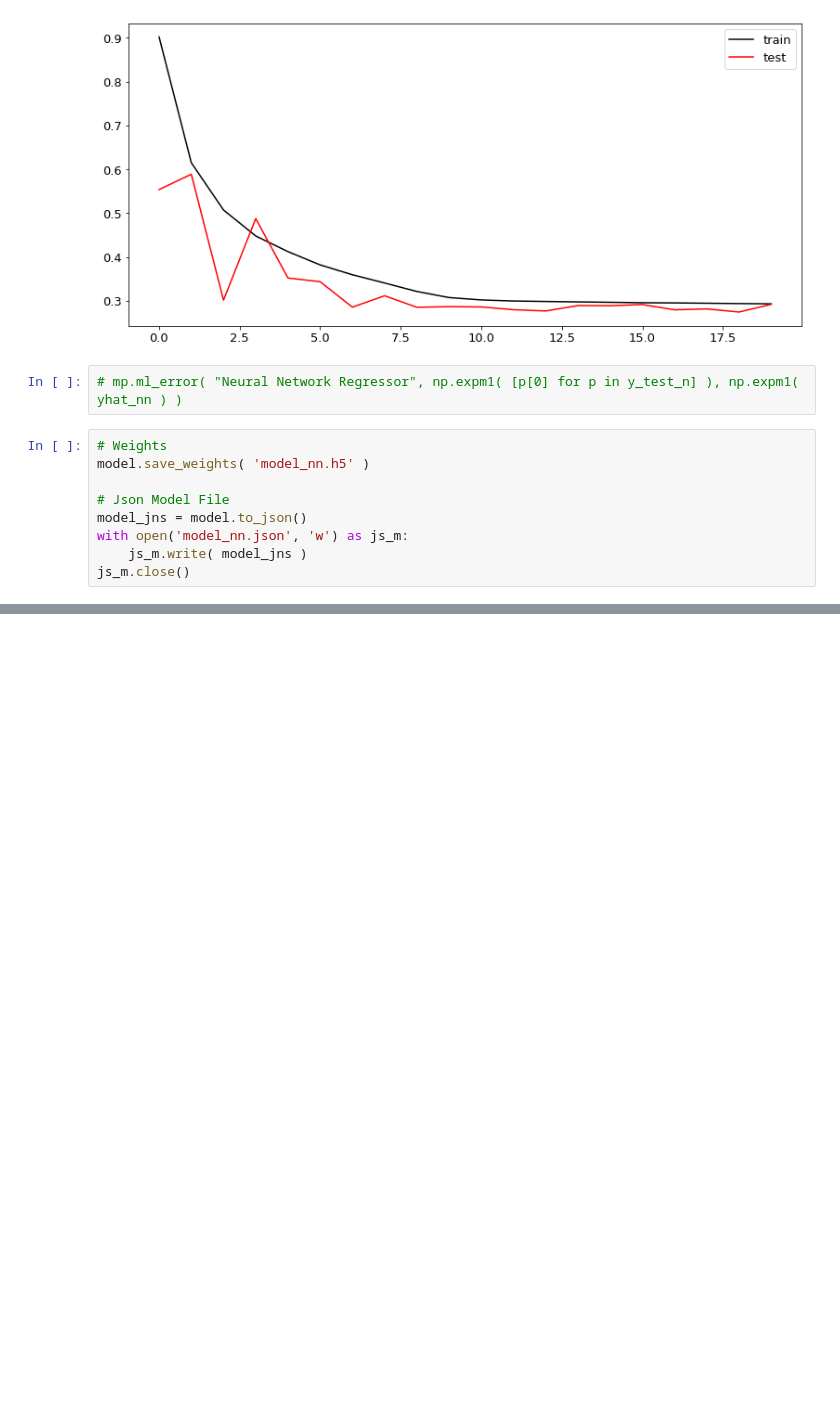
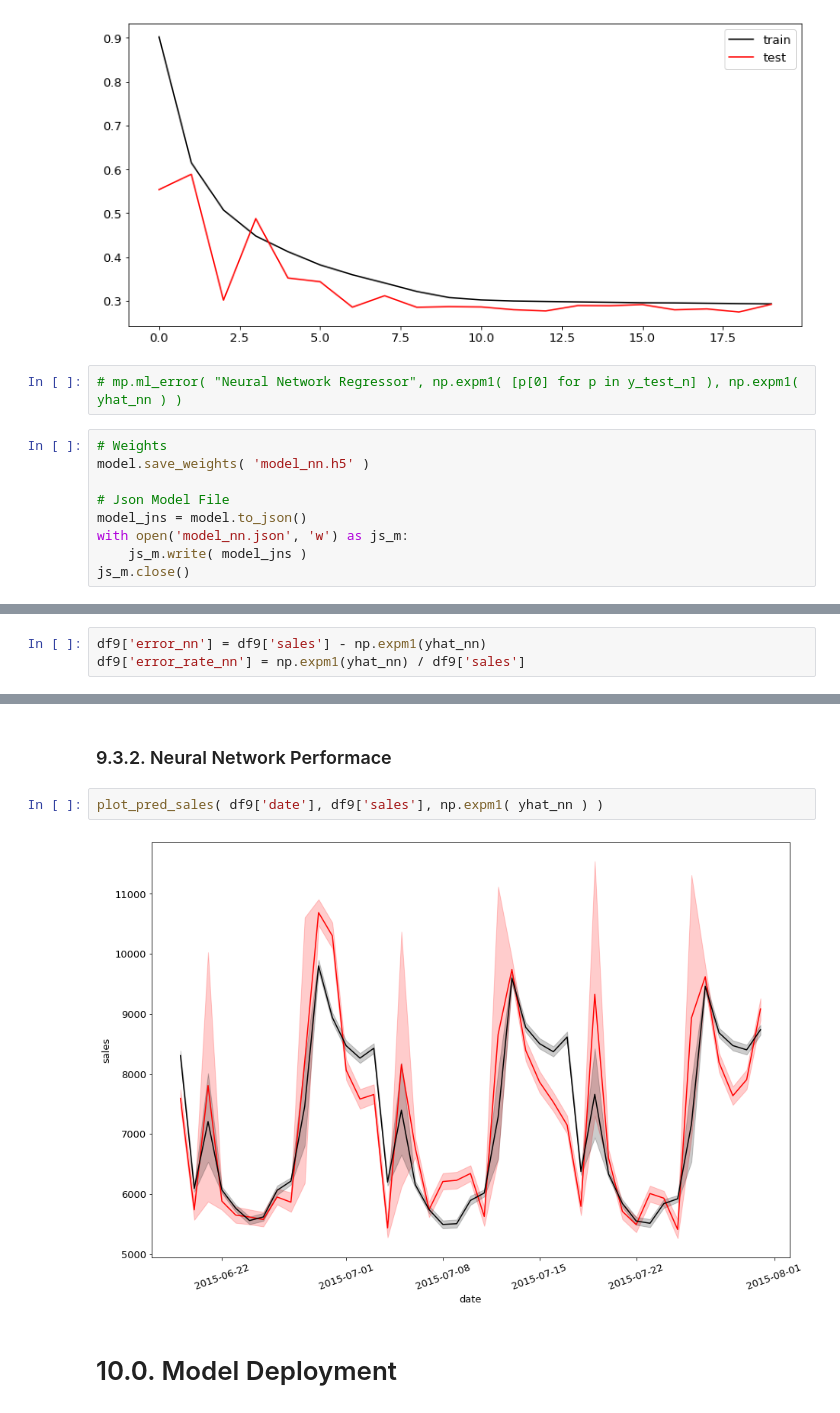
Before and after one commit to xGabrielR/DsEmProd, a Jupyter notebook: notebooks/m04_bussiness_performace.ipynb, the cells around one changed output, grey strips where cells are left out. Saved outputs shown, nothing was run; the diff lists cells and outputs as text; blank space fills up the shorter version.

```diff
--- a/notebooks/m04_bussiness_performace.ipynb
+++ b/notebooks/m04_bussiness_performace.ipynb
@@ -1259,0 +1246,3 @@ sns.scatterplot( df9['prediction'], df9['error'], color='r' );
+# %%
+df9['error_nn'] = df9['sales'] - np.expm1(yhat_nn)
+df9['error_rate_nn'] = np.expm1(yhat_nn) / df9['sales']
@@ -1259,0 +1265,8 @@ sns.scatterplot( df9['prediction'], df9['error'], color='r' );
+# %% [markdown]
+### 9.3.2. Neural Network Performace
+# %%
+plot_pred_sales( df9['date'], df9['sales'], np.expm1( yhat_nn ) )
+# %% [output]
+[figure, added]
+# %% [markdown]
+# 10.0. Model Deployment
```
Also changed, not shown: parts of 25 cells of this notebook.
